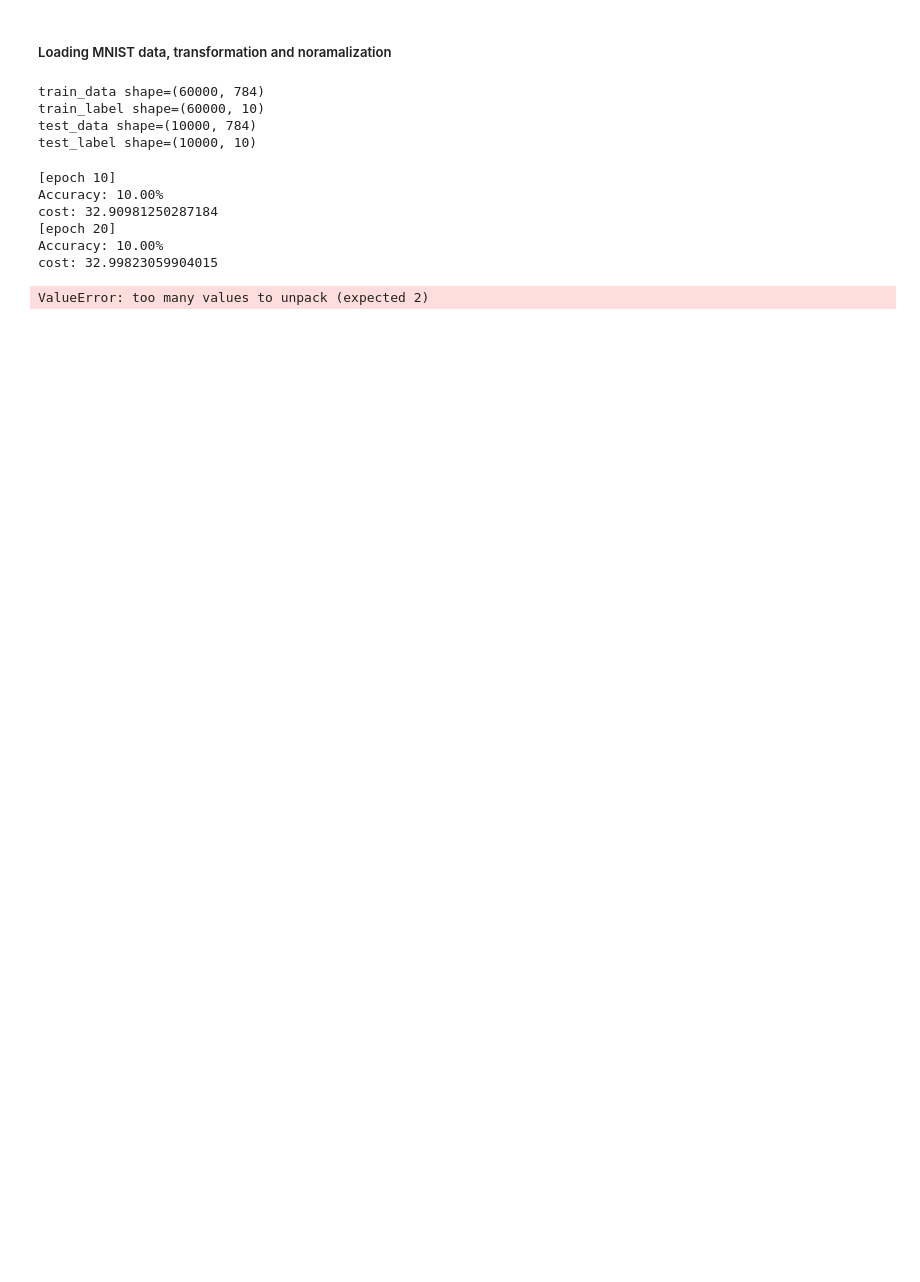
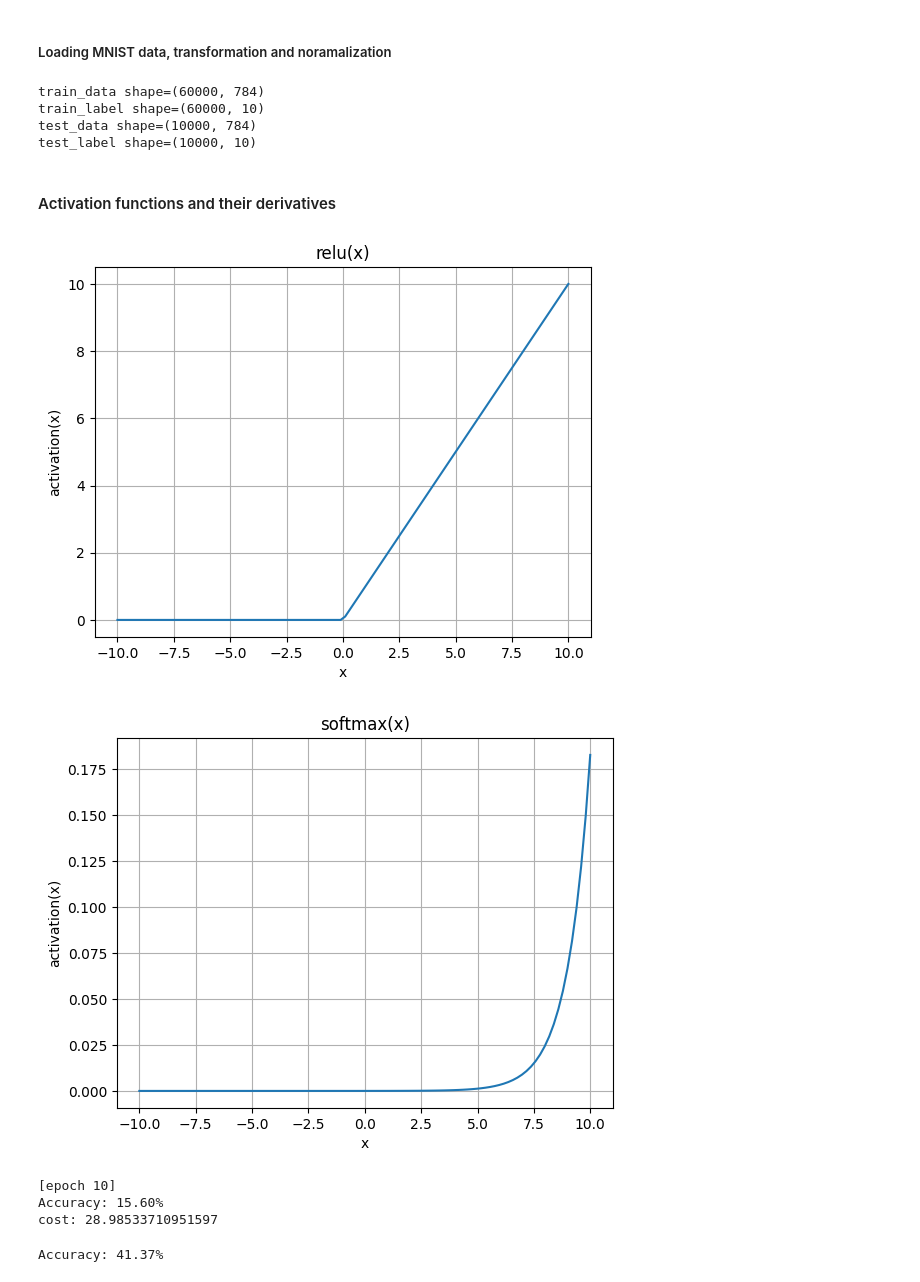
Before and after one commit to zwitczak/ai, a Jupyter notebook: nn.ipynb, the cells around one changed output. Drawn from its saved outputs; the diff is of its cells as text; code cells hidden in the pictures; blank space fills up the shorter version.

```diff
--- a/nn.ipynb
+++ b/nn.ipynb
@@ -29,6 +35,8 @@ train_data shape=(60000, 784)
 train_label shape=(60000, 10)
 test_data shape=(10000, 784)
 test_label shape=(10000, 10)
+# %% [markdown]
+#### Activation functions and their derivatives
 # %%
 def relu(Z):
     return np.maximum(0, Z)
@@ -52,3 +72,19 @@ def softmax_derivative(AL):
+# %%
+def plot_func(x,y, title):
+    # helper function to plot activation functions
+    plt.plot(x, y)
+    plt.title(title)
+    plt.xlabel('x')
+    plt.ylabel('activation(x)')
+    plt.grid(True)
+    plt.show()
+
+x = np.linspace(-10, 10, 100)
+plot_func(x, relu(x), 'relu(x)')
+plot_func(x, softmax(x), 'softmax(x)')
+# %% [output]
+[figure, added]
+[figure, added]
 # %%
 class NN:
     def __init__(self, layers_sizes):
@@ -164,15 +242,12 @@ class NN:
         return predictions
 # %%
 nn = NN([784, 128, 64, 10])
-nn.train(train_data, train_label)
+nn.train(train_data, train_label, epochs=1000, batch=1024, learning_rate=0.04)
 # %% [output]
 [epoch 10]
-Accuracy: 10.00%
-cost: 32.90981250287184
-[epoch 20]
-Accuracy: 10.00%
-cost: 32.99823059904015
+Accuracy: 15.60%
+cost: 28.98533710951597
 # %%
-predicted, actual = nn.test(test_data, test_label)
+a, b = nn.test(test_data, test_label, metrics=['accuracy'])
 # %% [output]
-ValueError: too many values to unpack (expected 2)
+Accuracy: 41.37%
```
Also changed, not shown: parts of 4 cells of this notebook.
